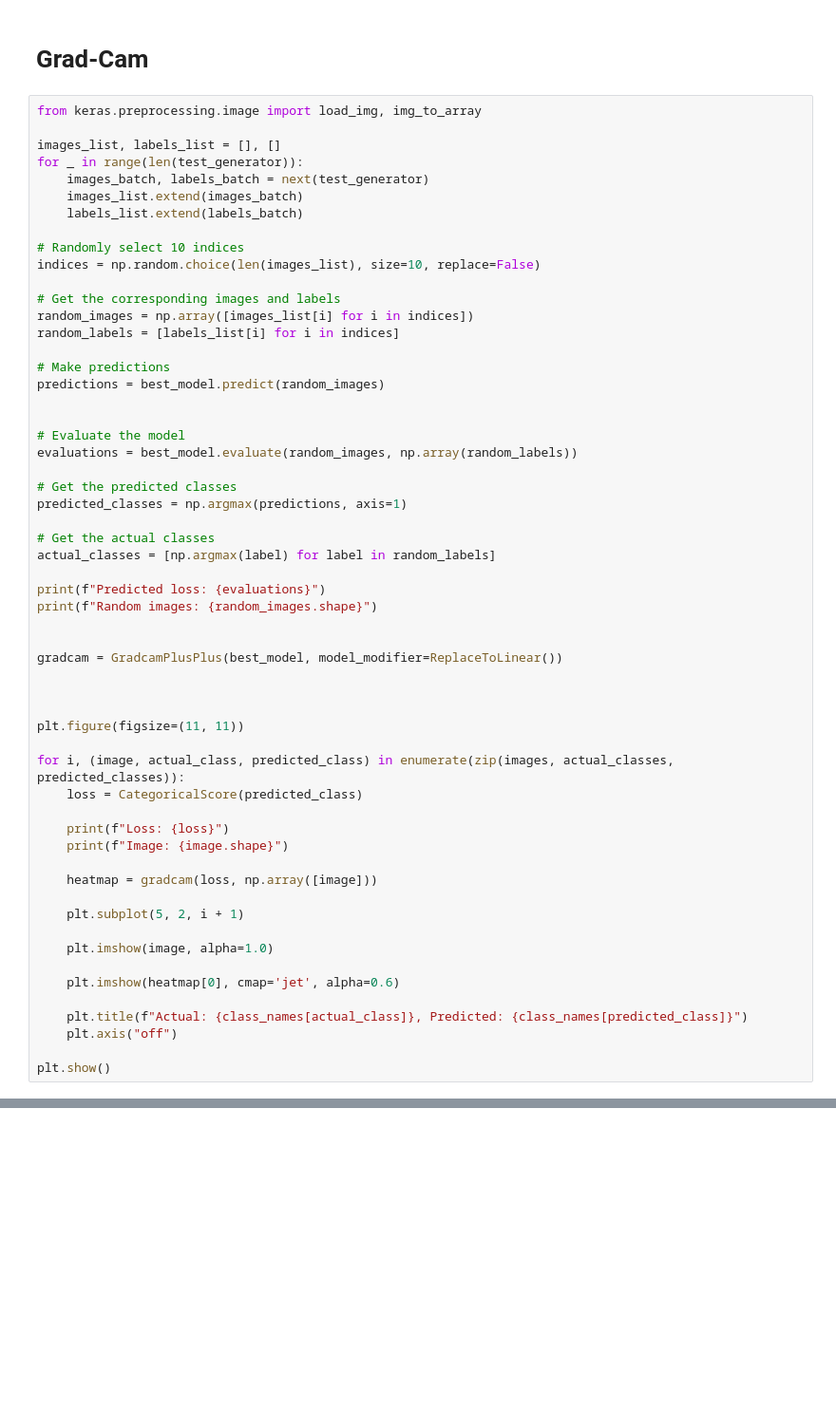
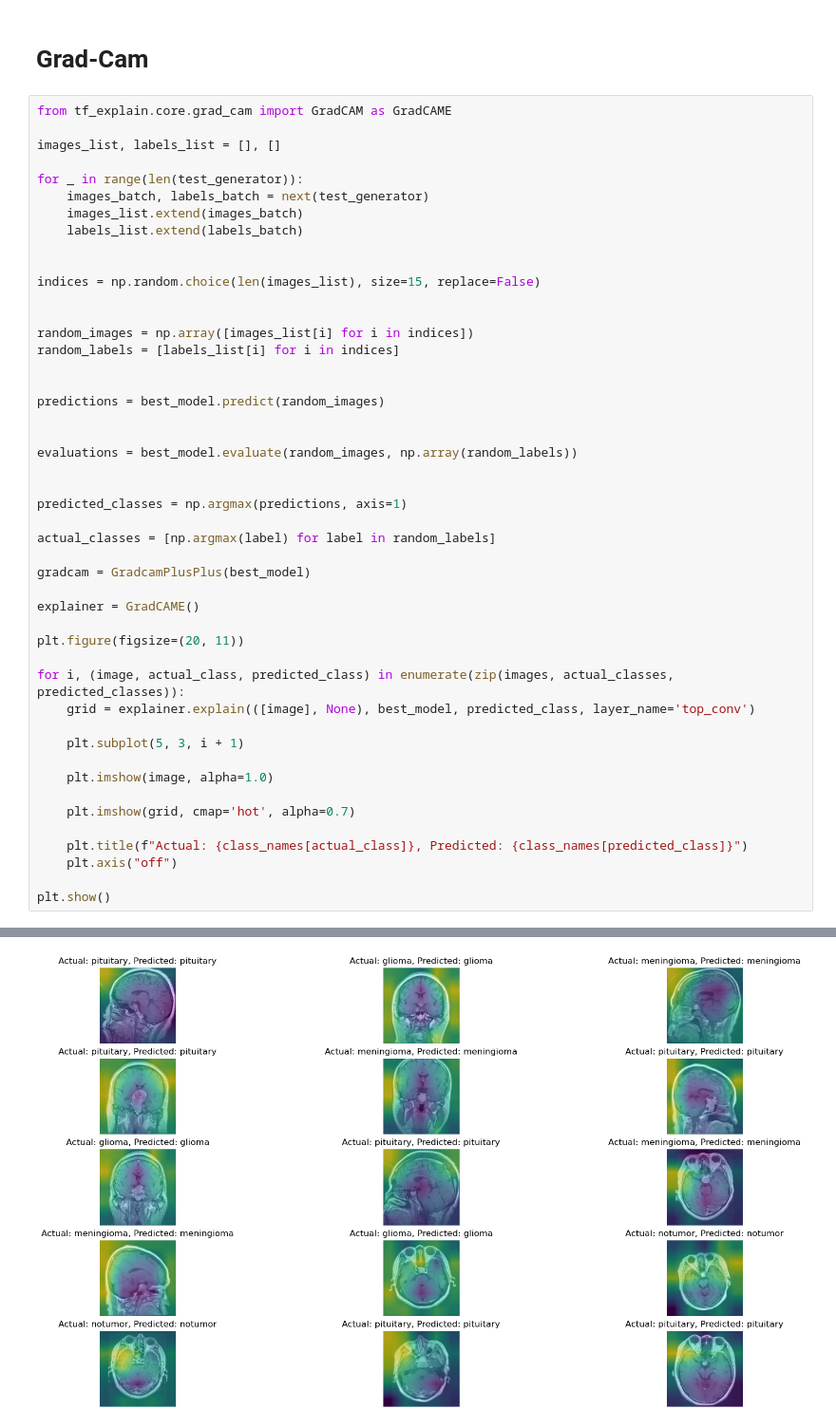
Before and after one commit to BogdanSaf/Brain-Tumor-Explainable-AI, a Jupyter notebook: main.ipynb, the cells around one changed output, grey strips where cells are left out. Shown at 95% size. Saved outputs shown, nothing was run; the diff lists cells and outputs as text; blank space fills up the shorter version.

Commit message:
Added gradCAM and lime compatibility

```diff
--- a/main.ipynb
+++ b/main.ipynb
@@ -327,57 +351,47 @@ Epoch 10/10
 # %% [markdown]
 <h1> Grad-Cam</h1>
 # %%
-from keras.preprocessing.image import load_img, img_to_array
+from tf_explain.core.grad_cam import GradCAM as GradCAME
 
 images_list, labels_list = [], []
+
 for _ in range(len(test_generator)):
     images_batch, labels_batch = next(test_generator)
     images_list.extend(images_batch)
     labels_list.extend(labels_batch)
 
-# Randomly select 10 indices
-indices = np.random.choice(len(images_list), size=10, replace=False)
 
-# Get the corresponding images and labels
+indices = np.random.choice(len(images_list), size=15, replace=False)
+
+
 random_images = np.array([images_list[i] for i in indices])
 random_labels = [labels_list[i] for i in indices]
 
-# Make predictions
+
 predictions = best_model.predict(random_images)
 
 
-# Evaluate the model
 evaluations = best_model.evaluate(random_images, np.array(random_labels))
 
-# Get the predicted classes
+
 predicted_classes = np.argmax(predictions, axis=1)
 
-# Get the actual classes
 actual_classes = [np.argmax(label) for label in random_labels]
 
-print(f"Predicted loss: {evaluations}")
-print(f"Random images: {random_images.shape}")
+gradcam = GradcamPlusPlus(best_model)
 
+explainer = GradCAME()
 
-gradcam = GradcamPlusPlus(best_model, model_modifier=ReplaceToLinear())
-
-
-
-plt.figure(figsize=(11, 11))
+plt.figure(figsize=(20, 11))
 
 for i, (image, actual_class, predicted_class) in enumerate(zip(images, actual_classes, predicted_classes)):
-    loss = CategoricalScore(predicted_class)
+    grid = explainer.explain(([image], None), best_model, predicted_class, layer_name='top_conv')
 
-    print(f"Loss: {loss}")
-    print(f"Image: {image.shape}")
-
-    heatmap = gradcam(loss, np.array([image]))
-
-    plt.subplot(5, 2, i + 1)
+    plt.subplot(5, 3, i + 1)
 
     plt.imshow(image, alpha=1.0)
 
-    plt.imshow(heatmap[0], cmap='jet', alpha=0.6)
+    plt.imshow(grid, cmap='hot', alpha=0.7)
 
     plt.title(f"Actual: {class_names[actual_class]}, Predicted: {class_names[predicted_class]}")
     plt.axis("off")
@@ -394,0 +403 @@ AttributeError: 'NoneType' object has no attribute 'ndim'
+[figure, added]
```
Also changed, not shown: parts of 6 cells of this notebook.
